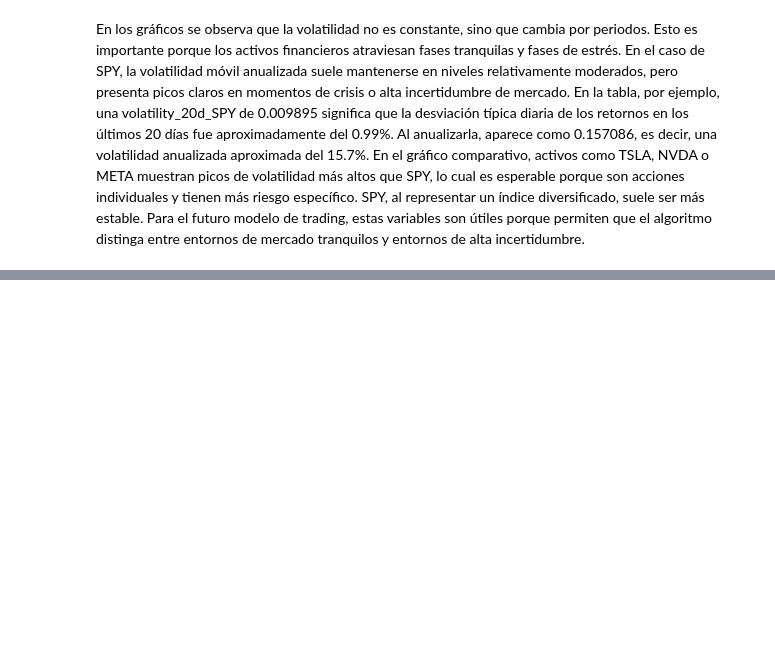
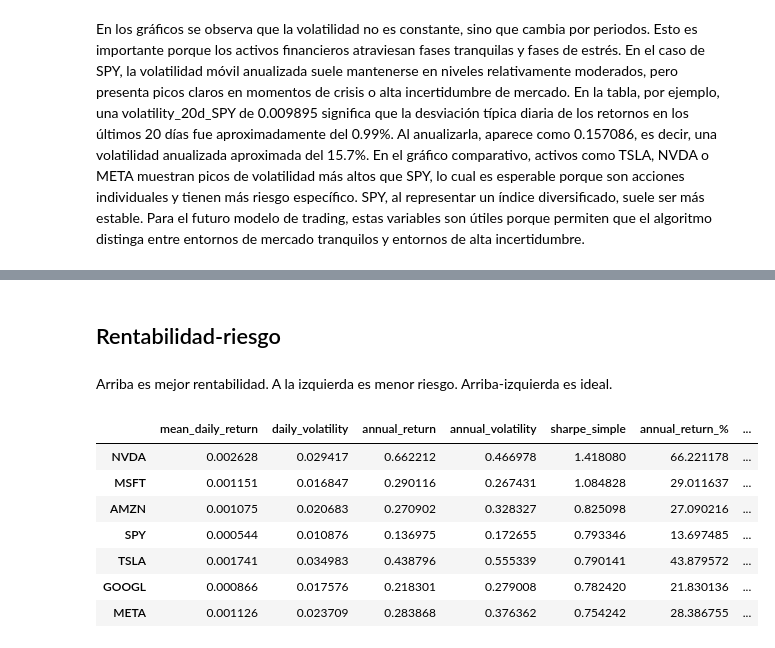
Before and after one commit to juanbarearojo/Mini-trading-bot, a Jupyter notebook: eda.ipynb, the cells around one changed output, grey strips where cells are left out. Saved outputs shown, nothing was run; the diff lists cells and outputs as text; code cells hidden in the pictures; blank space fills up the shorter version.

```diff
--- a/eda.ipynb
+++ b/eda.ipynb
@@ -529,0 +543,34 @@ display(max_drawdown_df)
+# %% [markdown]
+## Rentabilidad-riesgo
+# %% [markdown]
+Arriba es mejor rentabilidad.
+A la izquierda es menor riesgo.
+Arriba-izquierda es ideal.
+# %%
+trading_days = 252
+
+annual_metrics = pd.DataFrame(index=tickers)
+
+annual_metrics["mean_daily_return"] = returns_wide.mean()
+annual_metrics["daily_volatility"] = returns_wide.std()
+
+annual_metrics["annual_return"] = annual_metrics["mean_daily_return"] * trading_days
+annual_metrics["annual_volatility"] = annual_metrics["daily_volatility"] * np.sqrt(trading_days)
+
+annual_metrics["sharpe_simple"] = (
+    annual_metrics["annual_return"] / annual_metrics["annual_volatility"]
+)
+
+annual_metrics["annual_return_%"] = annual_metrics["annual_return"] * 100
+annual_metrics["annual_volatility_%"] = annual_metrics["annual_volatility"] * 100
+
+display(annual_metrics.sort_values("sharpe_simple", ascending=False))
+# %% [output]
+|  | mean_daily_return | daily_volatility | annual_return | annual_volatility | sharpe_simple | annual_return_% | ... |
+| NVDA | 0.002628 | 0.029417 | 0.662212 | 0.466978 | 1.418080 | 66.221178 | ... |
+| MSFT | 0.001151 | 0.016847 | 0.290116 | 0.267431 | 1.084828 | 29.011637 | ... |
+| AMZN | 0.001075 | 0.020683 | 0.270902 | 0.328327 | 0.825098 | 27.090216 | ... |
+| SPY | 0.000544 | 0.010876 | 0.136975 | 0.172655 | 0.793346 | 13.697485 | ... |
+| TSLA | 0.001741 | 0.034983 | 0.438796 | 0.555339 | 0.790141 | 43.879572 | ... |
+| GOOGL | 0.000866 | 0.017576 | 0.218301 | 0.279008 | 0.782420 | 21.830136 | ... |
+| META | 0.001126 | 0.023709 | 0.283868 | 0.376362 | 0.754242 | 28.386755 | ... |
```
Also changed, not shown: parts of 7 cells of this notebook.
